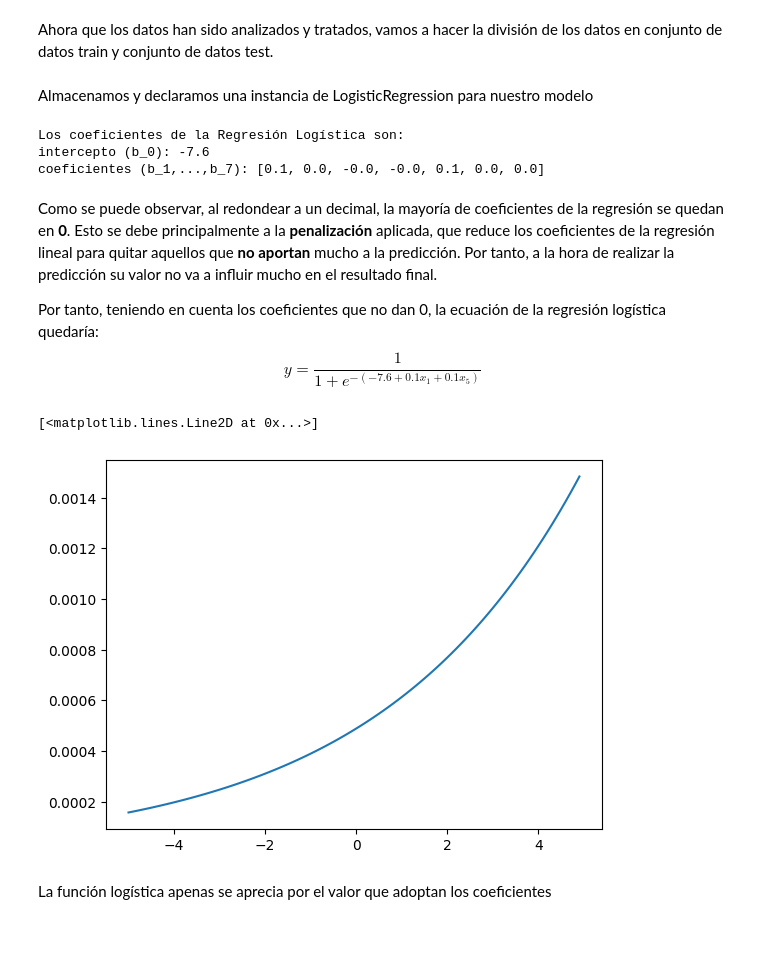
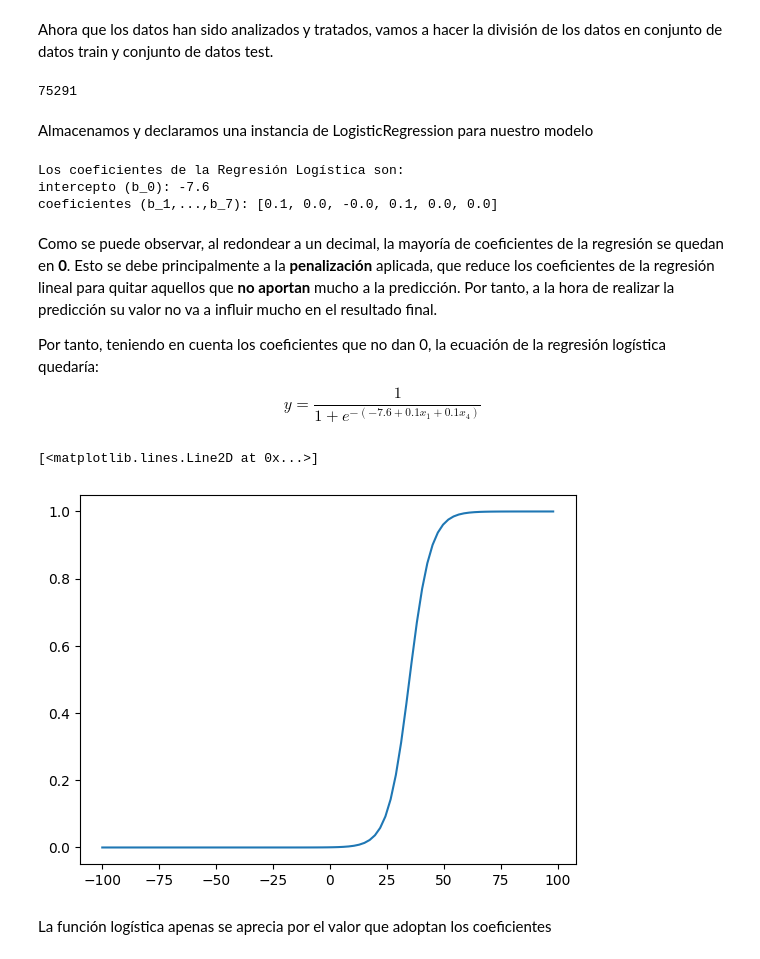
Before and after one commit to mfstacc/exam-res, a Jupyter notebook: examen.ipynb, the cells around one changed output. Drawn from its saved outputs; the diff is of its cells as text; code cells hidden in the pictures.

```diff
--- a/examen.ipynb
+++ b/examen.ipynb
@@ -183,5 +194,5 @@ Debido a que la columna de la Insulina presenta muchos outliers y muy marcados,
 # %%
-df.drop(labels='Insulin', axis=1, inplace=True)
+df.drop(labels=['Insulin', 'SkinThickness'], axis=1, inplace=True)
 df.info()
 # %% [output]
 <class 'pandas.core.frame.DataFrame'>
@@ -214,7 +224,9 @@ Ahora que los datos han sido analizados y tratados, vamos a hacer la división d
 X = df.drop(labels='Outcome', axis=1).to_numpy()
 y = df['Outcome'].to_numpy()
 
-X_train, X_test, y_train, y_test = train_test_split(X, y, test_size=0.3, random_state=535939)
+X_train, X_test, y_train, y_test = train_test_split(X, y, test_size=0.3, random_state=75291)
+# %% [output]
+75291
 # %% [markdown]
 Almacenamos y declaramos una instancia de LogisticRegression para nuestro modelo
 # %%
@@ -223,7 +235,7 @@ model = LogisticRegression(solver='lbfgs', \
                            penalty='l2', \
                            C=C, \
                            class_weight='balanced', \
-                           max_iter=100000000000)
+                           max_iter=1000000000)
 model.fit(X_train, y_train)
 y_pred = model.predict(X_test)
 scores = model.predict_proba(X_test)[:, 1]
@@ -232,26 +244,26 @@ intercept = model.intercept_[0]
 coefficients = list(model.coef_.ravel())
 print(f'Los coeficientes de la Regresión Logística son:')
 print(f'intercepto (b_0): {intercept:.1f}')
-print(f'coeficientes (b_1,...,b_7): {list(map(lambda x: round(x, 1), coefficients))}')
+print(f'coeficientes (b_1,...,b_6): {list(map(lambda x: round(x, 1), coefficients))}')
 # %% [output]
 Los coeficientes de la Regresión Logística son:
 intercepto (b_0): -7.6
-coeficientes (b_1,...,b_7): [0.1, 0.0, -0.0, -0.0, 0.1, 0.0, 0.0]
+coeficientes (b_1,...,b_7): [0.1, 0.0, -0.0, 0.1, 0.0, 0.0]
 # %% [markdown]
 Como se puede observar, al redondear a un decimal, la mayoría de coeficientes de la regresión se quedan en **0**. Esto se debe principalmente a la **penalización** aplicada, que reduce los coeficientes de la regresión lineal para quitar aquellos que **no aportan** mucho a la predicción. Por tanto, a la hora de realizar la predicción su valor no va a influir mucho en el resultado final.
 
 Por tanto, teniendo en cuenta los coeficientes que no dan 0, la ecuación de la regresión logística quedaría:
 $$
-y = \frac{1}{1 + e^{-(-7.6 + 0.1x_1 + 0.1x_5)}}
+y = \frac{1}{1 + e^{-(-7.6 + 0.1x_1 + 0.1x_4)}}
 $$
 # %%
-x = np.arange(-5, 5, 0.1)
-func = np.frompyfunc(lambda b0, b1, b2, b3, b4, b5, b6, b7, x: 1 / (1 + exp(-(b0 + b1*x + b2*x + b3*x + b4*x + b5*x + b6*x + b7*x))), 9, 1)
+x = np.arange(-100, 100, log(10))
+func = np.frompyfunc(lambda b0, b1, b2, b3, b4, b5, b6, x: 1 / (1 + exp(-(b0 + b1*x + b2*x + b3*x + b4*x + b5*x + b6*x))), 8, 1)
 points = func(intercept, *coefficients, x)
 plot(x, points)
 # %% [output]
 [<matplotlib.lines.Line2D at 0x...>]
-[figure, old version]
+[figure, new version]
 # %% [markdown]
 La función logística apenas se aprecia por el valor que adoptan los coeficientes
 # %%
```
Also changed, not shown: parts of 20 cells of this notebook, 1 other file.
